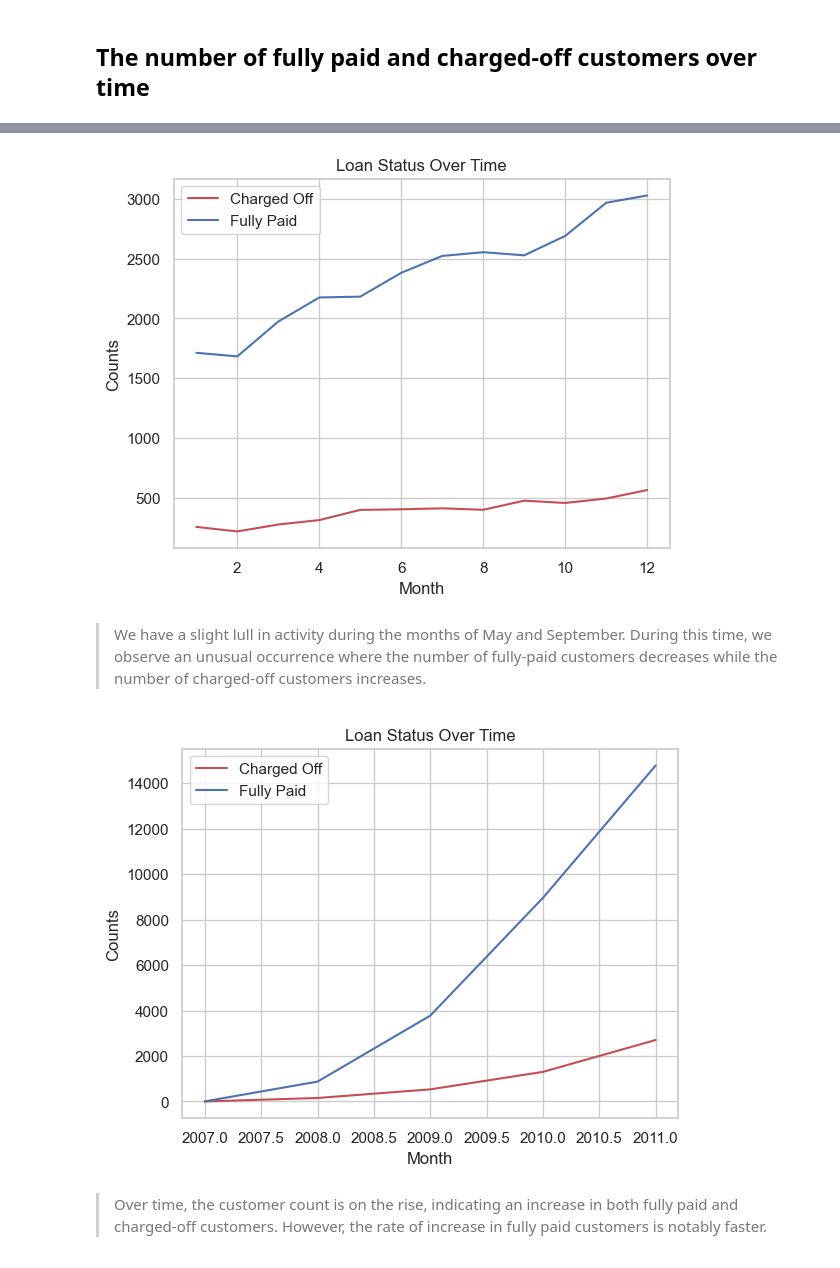
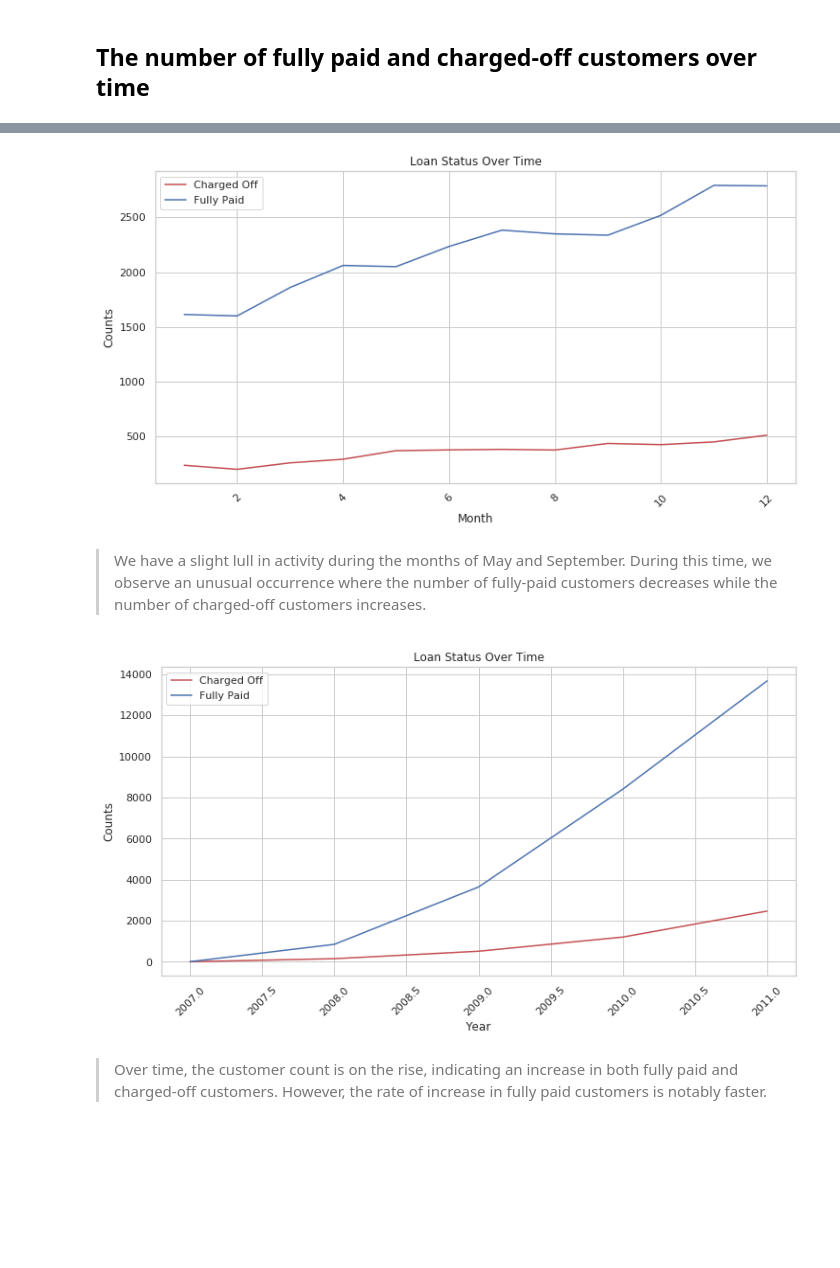
Before and after one commit to cuonghv0298/LendingClubCaseStudy, a Jupyter notebook: eda.ipynb, the cells around one changed output, grey strips where cells are left out. Saved outputs shown, nothing was run; the diff lists cells and outputs as text; code cells hidden in the pictures; blank space fills up the shorter version.

```diff
--- a/eda.ipynb
+++ b/eda.ipynb
@@ -392,7 +379,7 @@ Name: issue_d, dtype: int64
 df['issue_d'] = pd.to_datetime(df['issue_d'], format='%b-%y')
 df['issue_y'] = pd.DatetimeIndex(df['issue_d']).year
 df['issue_m'] = pd.DatetimeIndex(df['issue_d']).month
-df= df.drop(columns='issue_d')
+# df= df.drop(columns='issue_d')
 # %%
 df.info()
 # %% [output]
@@ -456,0 +448,16 @@ plt.show()
+# %%
+def drop_outliner(df, col):
+    old_rows = len(df)
+    q25 = df[col].quantile(0.25)
+    q75 = df[col].quantile(0.75)
+    iqr = q75 - q25
+    upper = q75 + 1.5 * iqr
+    new_df = df[df[col] < upper]
+    new_rows = len(new_df)
+    print('Percentage of dropped row: ', round((old_rows - new_rows)/old_rows*100,2), "%")
+    return new_df
+ana_boxplot_columns = ['loan_amnt', 'funded_amnt','int_rate', 'installment',
+                        'annual_inc', 'dti','total_pymnt']
+for c in ana_boxplot_columns:
+    print(f'drop outlier for {c}')
+    df= drop_outliner(df,c)
@@ -499,3 +523,8 @@ def drop_outliner(df, col):
     new_rows = len(new_df)
     print('Percentage of dropped row: ', round((old_rows - new_rows)/old_rows*100,2), "%")
     return new_df
+ana_boxplot_columns = ['loan_amnt', 'funded_amnt','int_rate', 'installment',
+                        'annual_inc', 'dti','total_pymnt']
+for c in ana_boxplot_columns:
+    print(f'drop outlier for {c}')
+    df= drop_outliner(df,c)
@@ -625,8 +634,9 @@ def boxplot(df,column):
     # plt.title(f'The counts of Fully-Paid and Charged-Off customers by {column}')
 
     plt.show()
-def lineplot(df, column, time = 'm'):
+def lineplot(df, column, time):
     if time != None:
+        plt.figure(figsize=(12, 6))
         new_df = df.pivot_table(index=column, columns='loan_status', values='funded_amnt', aggfunc=len).reset_index()
         sns.lineplot(data=new_df, x=column, y='Charged Off', color = 'r',label='Charged Off')
         sns.lineplot(data=new_df, x=column, y='Fully Paid', color = 'b',  label='Fully Paid')
@@ -634,6 +644,7 @@ def lineplot(df, column, time = 'm'):
             plt.xlabel('Month')
         else:
             plt.xlabel('Year')
+        plt.xticks(rotation=45)
         plt.ylabel('Counts')
         plt.title('Loan Status Over Time')
         plt.show()
@@ -648,15 +664,15 @@ def lineplot(df, column, time = 'm'):
 # %%
-# line track trend charged of by month
-lineplot(df, 'issue_m')
+# line track trend charged of by avg month
+lineplot(df, 'issue_m', time = 'm')
 # %% [output]
-[figure, old version]
+[figure, new version]
 # %% [markdown]
 > We have a slight lull in activity during the months of May and September. During this time, we observe an unusual occurrence where the number of fully-paid customers decreases while the number of charged-off customers increases.
 # %%
 # line track trend charged of by year
-lineplot(df, 'issue_y')
+lineplot(df, 'issue_y', time = 'y')
 # %% [output]
-[figure, old version]
+[figure, new version]
 # %% [markdown]
 >Over time, the customer count is on the rise, indicating an increase in both fully paid and charged-off customers. However, the rate of increase in fully paid customers is notably faster.
 # %% [markdown]
```
Also changed, not shown: parts of 45 cells of this notebook.
